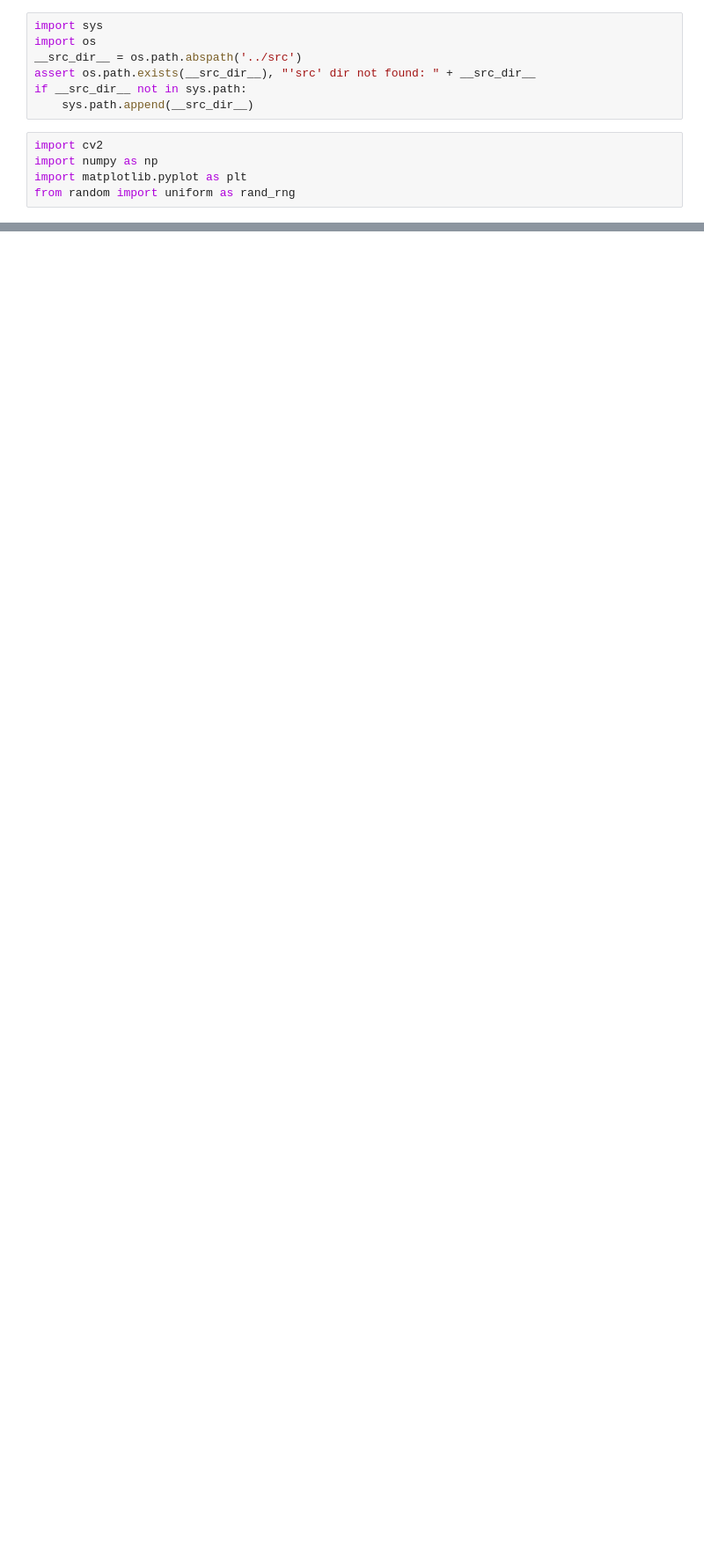
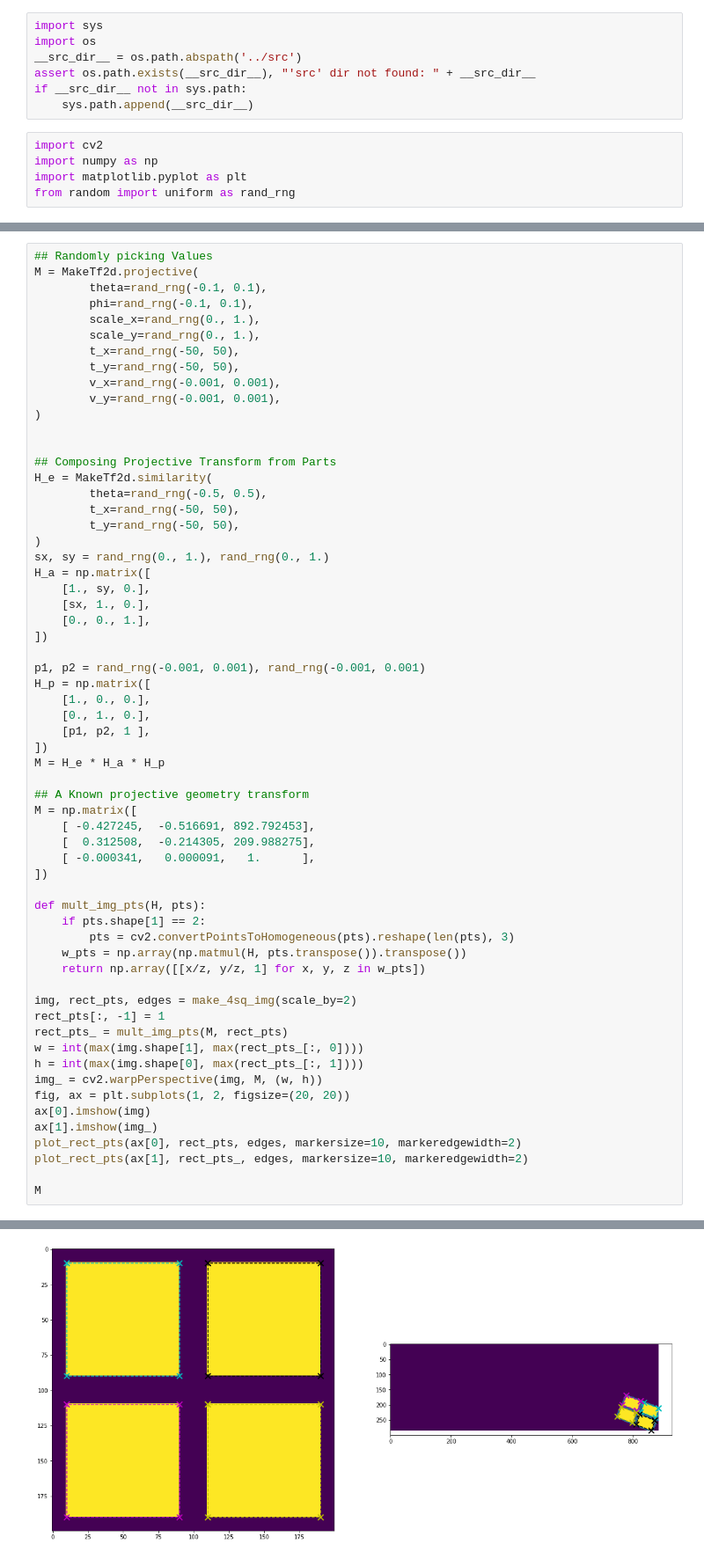
Before and after one commit to jabeerahmed/mvg, a Jupyter notebook: notebooks/ch_2_transforms_2d.ipynb, the cells around one changed output, grey strips where cells are left out. Shown at 88% size. Drawn from its saved outputs; the diff is of its cells as text; blank space fills up the shorter version.

```diff
--- a/notebooks/ch_2_transforms_2d.ipynb
+++ b/notebooks/ch_2_transforms_2d.ipynb
@@ -152,0 +123,62 @@ plot_rect_pts(ax[1], transform_rect_pts(M, rect_pts), markersize=10, markeredgew
+# %%
+## Randomly picking Values
+M = MakeTf2d.projective(
+        theta=rand_rng(-0.1, 0.1),
+        phi=rand_rng(-0.1, 0.1),
+        scale_x=rand_rng(0., 1.),
+        scale_y=rand_rng(0., 1.),
+        t_x=rand_rng(-50, 50),
+        t_y=rand_rng(-50, 50),
+        v_x=rand_rng(-0.001, 0.001),
+        v_y=rand_rng(-0.001, 0.001),
+)
+
+
+## Composing Projective Transform from Parts
+H_e = MakeTf2d.similarity(
+        theta=rand_rng(-0.5, 0.5),
+        t_x=rand_rng(-50, 50),
+        t_y=rand_rng(-50, 50),
+)
+sx, sy = rand_rng(0., 1.), rand_rng(0., 1.)
+H_a = np.matrix([
+    [1., sy, 0.],
+    [sx, 1., 0.],
+    [0., 0., 1.],
+])
+
+p1, p2 = rand_rng(-0.001, 0.001), rand_rng(-0.001, 0.001)
+H_p = np.matrix([
+    [1., 0., 0.],
+    [0., 1., 0.],
+    [p1, p2, 1 ],
+])
+M = H_e * H_a * H_p
+
+## A Known projective geometry transform
+M = np.matrix([
+    [ -0.427245,  -0.516691, 892.792453],
+    [  0.312508,  -0.214305, 209.988275],
+    [ -0.000341,   0.000091,   1.      ],
+])
+
+def mult_img_pts(H, pts):
+    if pts.shape[1] == 2:
+        pts = cv2.convertPointsToHomogeneous(pts).reshape(len(pts), 3)
+    w_pts = np.array(np.matmul(H, pts.transpose()).transpose())
+    return np.array([[x/z, y/z, 1] for x, y, z in w_pts])
+
+img, rect_pts, edges = make_4sq_img(scale_by=2)
+rect_pts[:, -1] = 1
+rect_pts_ = mult_img_pts(M, rect_pts)
+w = int(max(img.shape[1], max(rect_pts_[:, 0])))
+h = int(max(img.shape[0], max(rect_pts_[:, 1])))
+img_ = cv2.warpPerspective(img, M, (w, h))
+fig, ax = plt.subplots(1, 2, figsize=(20, 20))
+ax[0].imshow(img)
+ax[1].imshow(img_)
+plot_rect_pts(ax[0], rect_pts, edges, markersize=10, markeredgewidth=2)
+plot_rect_pts(ax[1], rect_pts_, edges, markersize=10, markeredgewidth=2)
+
+M
+# %% [output]
@@ -152,0 +188 @@ plot_rect_pts(ax[1], transform_rect_pts(M, rect_pts), markersize=10, markeredgew
+[figure, added]
```
Also changed, not shown: parts of 7 cells of this notebook, 53 other files.
